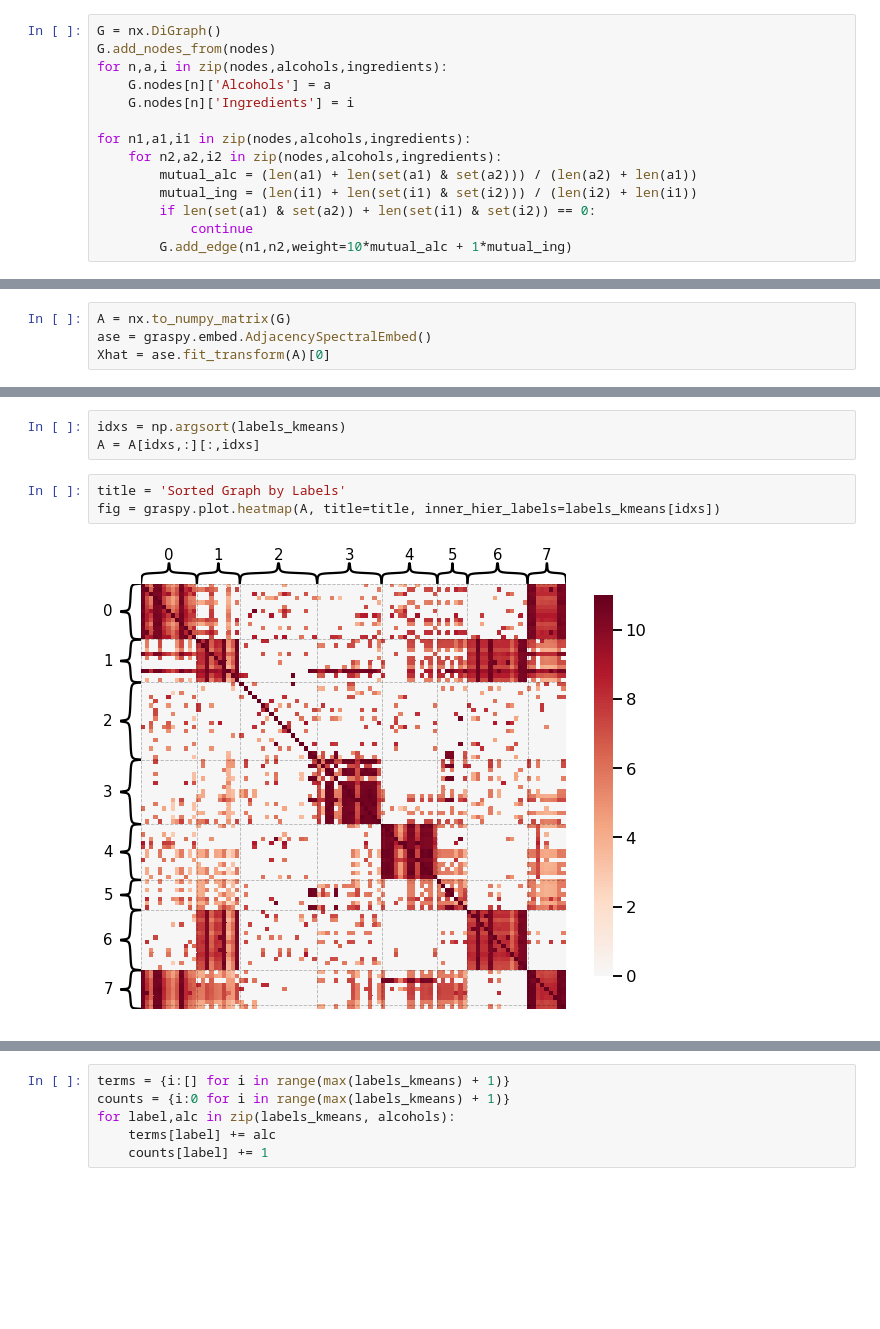
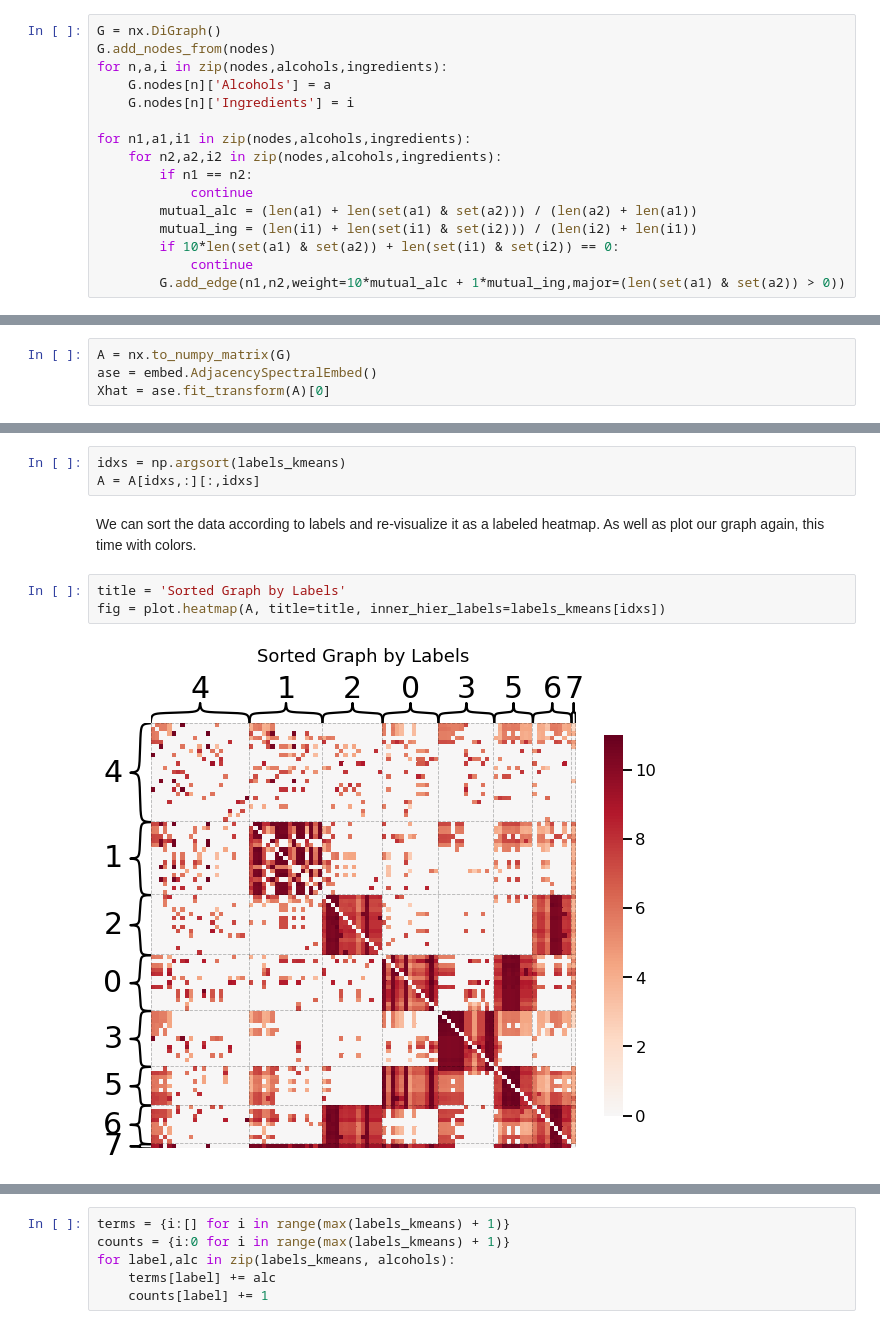
Before and after one commit to rflperry/recipes, a Jupyter notebook: analysis.ipynb, the cells around one changed output, grey strips where cells are left out. Drawn from its saved outputs; the diff is of its cells as text; blank space fills up the shorter version.

```diff
--- a/analysis.ipynb
+++ b/analysis.ipynb
@@ -30,8 +45,10 @@ for n,a,i in zip(nodes,alcohols,ingredients):
 
 for n1,a1,i1 in zip(nodes,alcohols,ingredients):
     for n2,a2,i2 in zip(nodes,alcohols,ingredients):
+        if n1 == n2:
+            continue
         mutual_alc = (len(a1) + len(set(a1) & set(a2))) / (len(a2) + len(a1))
         mutual_ing = (len(i1) + len(set(i1) & set(i2))) / (len(i2) + len(i1))
-        if len(set(a1) & set(a2)) + len(set(i1) & set(i2)) == 0:
+        if 10*len(set(a1) & set(a2)) + len(set(i1) & set(i2)) == 0:
             continue
-        G.add_edge(n1,n2,weight=10*mutual_alc + 1*mutual_ing)
+        G.add_edge(n1,n2,weight=10*mutual_alc + 1*mutual_ing,major=(len(set(a1) & set(a2)) > 0))
@@ -49,5 +97,5 @@ graspy.plot.heatmap(A)
 from sklearn.cluster import KMeans
 # %%
 A = nx.to_numpy_matrix(G)
-ase = graspy.embed.AdjacencySpectralEmbed()
+ase = embed.AdjacencySpectralEmbed()
 Xhat = ase.fit_transform(A)[0]
@@ -65,8 +115,10 @@ graspy.plot.pairplot(Xhat,
 # %%
 idxs = np.argsort(labels_kmeans)
 A = A[idxs,:][:,idxs]
+# %% [markdown]
+We can sort the data according to labels and re-visualize it as a labeled heatmap. As well as plot our graph again, this time with colors.
 # %%
 title = 'Sorted Graph by Labels'
-fig = graspy.plot.heatmap(A, title=title, inner_hier_labels=labels_kmeans[idxs])
+fig = plot.heatmap(A, title=title, inner_hier_labels=labels_kmeans[idxs])
 # %% [output]
-[figure, old version]
+[figure, new version]
```
Also changed, not shown: parts of 31 cells of this notebook.
